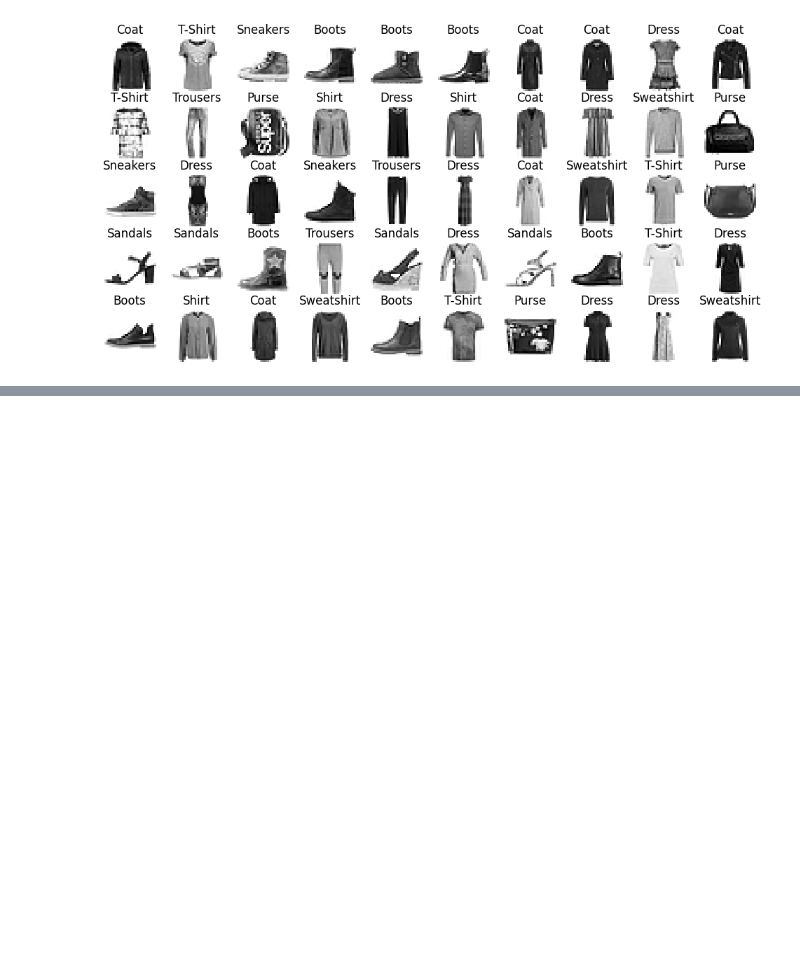
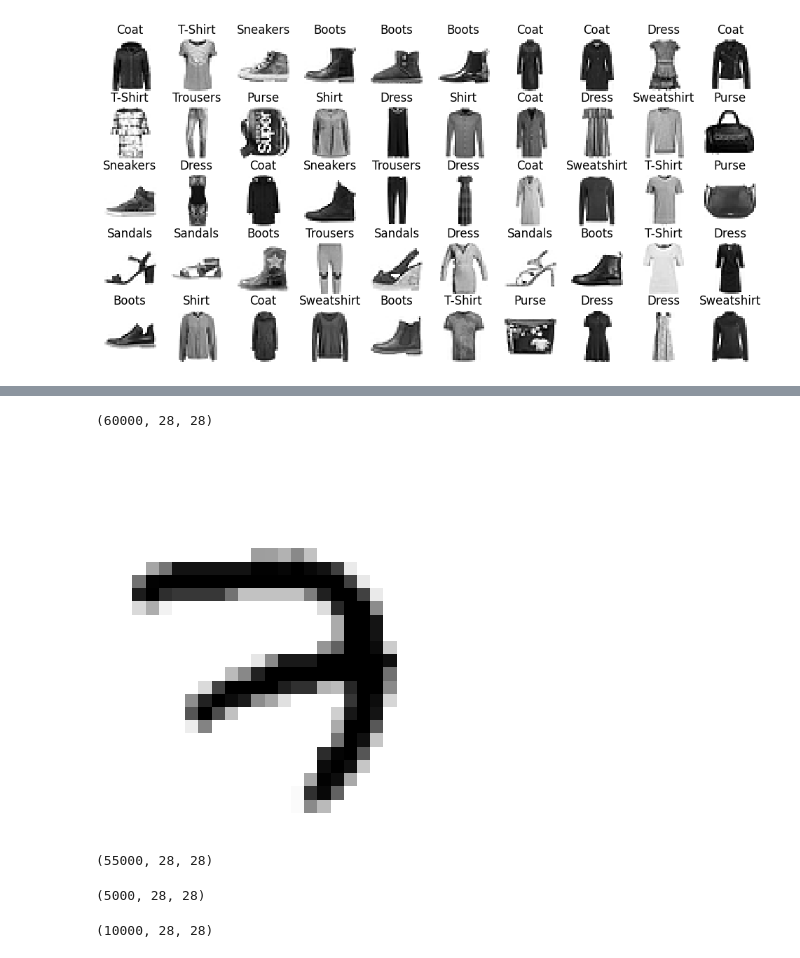
Before and after one commit to Bartlomiej-Kachniarz/Portfolio, a Jupyter notebook: machine_learning/neural_networks/example.ipynb, the cells around one changed output, grey strips where cells are left out. Drawn from its saved outputs; the diff is of its cells as text; code cells hidden in the pictures; blank space fills up the shorter version.

Commit message:
neural networks example

```diff
--- a/machine_learning/neural_networks/example.ipynb
+++ b/machine_learning/neural_networks/example.ipynb
@@ -204,0 +497,8 @@ plt.show()
+# %%
+model.compile(loss=["mse"], optimizer=keras.optimizers.SGD(learning_rate=1e-3))
+checkpoint_cb = keras.callbacks.ModelCheckpoint("my_keras_model.keras", save_best_only=True)
+history = model.fit(X_train, y_train, epochs=10,
+                    validation_data=(X_valid, y_valid),
+                    callbacks=[checkpoint_cb])
+model = keras.models.load_model("my_keras_model.keras")
+mse_test = model.evaluate(X_test, y_test)
@@ -204,0 +588,3 @@ plt.show()
+# %%
+# loading data
+(X_train_full, y_train_full), (X_test, y_test) = keras.datasets.mnist.load_data()
@@ -204,0 +594,28 @@ plt.show()
+# %%
+# there are 60k examples of images with 28x28 pixels
+X_train_full.shape
+# %% [output]
+(60000, 28, 28)
+# %%
+X_valid, X_train = X_train_full[:5000] / 255., X_train_full[5000:] / 255.
+y_valid, y_train = y_train_full[:5000], y_train_full[5000:]
+X_test = X_test / 255.
+# %%
+# Creating image:
+plt.imshow(X_train[0], cmap="binary")
+plt.axis("off")
+plt.show()
+# %% [output]
+[figure, added]
+# %%
+X_train.shape
+# %% [output]
+(55000, 28, 28)
+# %%
+X_valid.shape
+# %% [output]
+(5000, 28, 28)
+# %%
+X_test.shape
+# %% [output]
+(10000, 28, 28)
```
Also changed, not shown: parts of 52 cells of this notebook, 16 other files.
